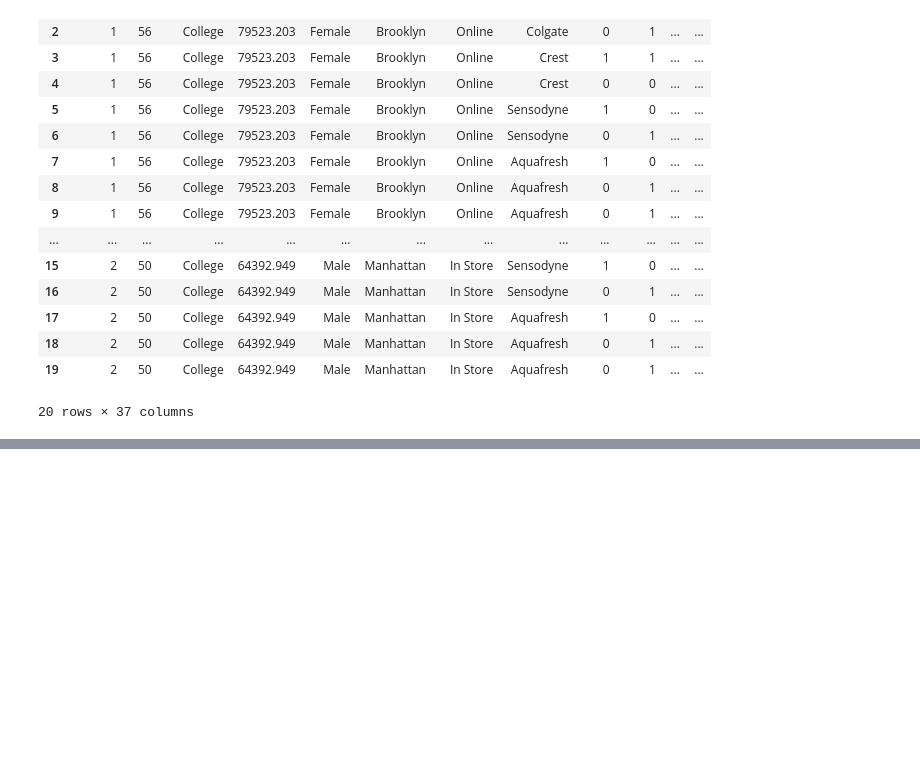
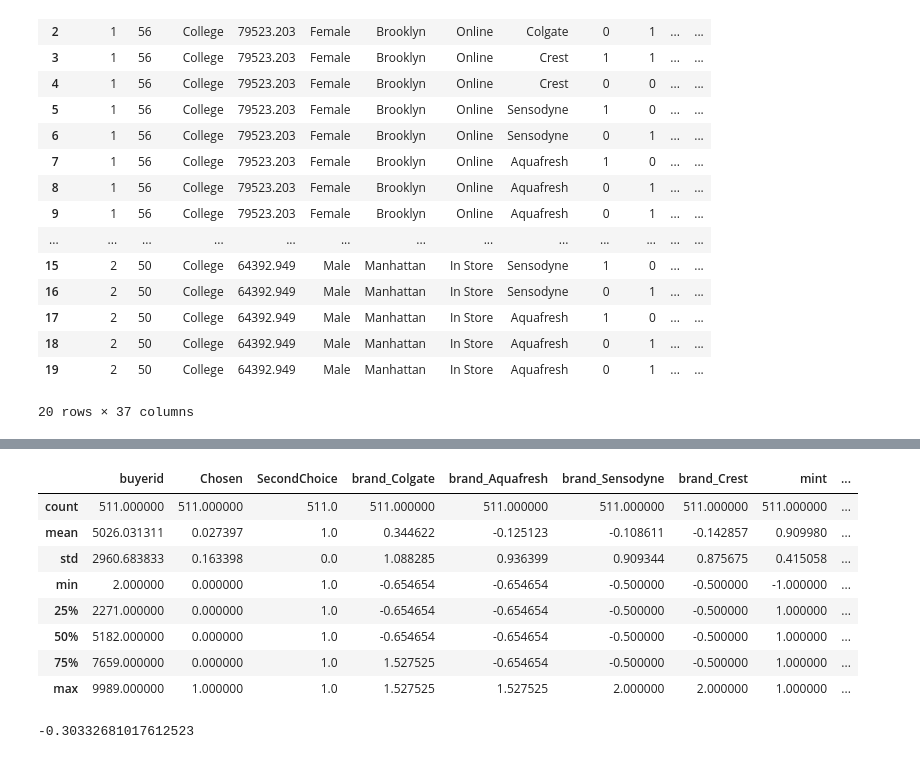
Before and after one commit to robamadour/ps2_IO2, a Jupyter notebook: Exploratory_analysis.ipynb, the cells around one changed output, grey strips where cells are left out. Cells and saved outputs as stored; diff of their text form; code cells hidden in the pictures; blank space fills up the shorter version.

Commit message:
fixed 2nd choice moments

```diff
--- a/Exploratory_analysis.ipynb
+++ b/Exploratory_analysis.ipynb
@@ -144,0 +137,37 @@ Optimization terminated successfully.
+# %%
+dataChosen2 = data[~np.isnan(data['SecondChoice'])].copy()
+
+
+
+characteristics = ['brand_Colgate', 'brand_Aquafresh', 'brand_Sensodyne',
+        'brand_Crest', 'mint', 'white', 'fluoride',
+        'kids', 'size', 'discount', 'familypack', 'priceperoz',
+        'priceperpack']
+dataChosen2 = dataChosen2[['buyerid','Chosen','SecondChoice']+characteristics]
+
+# normalize
+data_norm = data[characteristics].copy()
+means = np.expand_dims(data_norm.to_numpy().mean(axis=0),axis=0)
+sds = np.expand_dims(data_norm.to_numpy().std(axis=0),axis=0)
+
+norm_data = (dataChosen2[characteristics].to_numpy() - means)/sds
+
+dataChosen2[characteristics] = norm_data
+
+
+firstChoice = dataChosen2[dataChosen2["Chosen"]>0]
+secondChoice = dataChosen2[dataChosen2["SecondChoice"]>0]
+
+corr = []
+pval = []
+for i in range(len(characteristics)):
+    ch = characteristics[i]
+    corr.append(np.round(np.corrcoef(firstChoice[ch].to_numpy(),
+                    secondChoice[ch].to_numpy())[0,1],4))
+    pval.append(np.round(pearsonr(firstChoice[ch].to_numpy(),
+                    secondChoice[ch].to_numpy())[1],4))
+correlations = pd.DataFrame({'Characteristic': characteristics,
+                            'Correlation': corr,
+                            'p-value': pval})
+correlations = correlations.sort_values(by='p-value')
+correlations
@@ -145 +189,17 @@ Optimization terminated successfully.
+# %%
+secondChoice.describe()
+# %% [output]
+|  | buyerid | Chosen | SecondChoice | brand_Colgate | brand_Aquafresh | brand_Sensodyne | brand_Crest | mint | ... |
+| count | 511.000000 | 511.000000 | 511.0 | 511.000000 | 511.000000 | 511.000000 | 511.000000 | 511.000000 | ... |
+| mean | 5026.031311 | 0.027397 | 1.0 | 0.344622 | -0.125123 | -0.108611 | -0.142857 | 0.909980 | ... |
+| std | 2960.683833 | 0.163398 | 0.0 | 1.088285 | 0.936399 | 0.909344 | 0.875675 | 0.415058 | ... |
+| min | 2.000000 | 0.000000 | 1.0 | -0.654654 | -0.654654 | -0.500000 | -0.500000 | -1.000000 | ... |
+| 25% | 2271.000000 | 0.000000 | 1.0 | -0.654654 | -0.654654 | -0.500000 | -0.500000 | 1.000000 | ... |
+| 50% | 5182.000000 | 0.000000 | 1.0 | -0.654654 | -0.654654 | -0.500000 | -0.500000 | 1.000000 | ... |
+| 75% | 7659.000000 | 0.000000 | 1.0 | 1.527525 | -0.654654 | -0.500000 | -0.500000 | 1.000000 | ... |
+| max | 9989.000000 | 1.000000 | 1.0 | 1.527525 | 1.527525 | 2.000000 | 2.000000 | 1.000000 | ... |
+# %%
+(firstChoice["fluoride"].to_numpy()*secondChoice["fluoride"].to_numpy()).mean()
+# %% [output]
+-0.30332681017612523
 # %%
```
Also changed, not shown: parts of 11 cells of this notebook, 24 other files.
